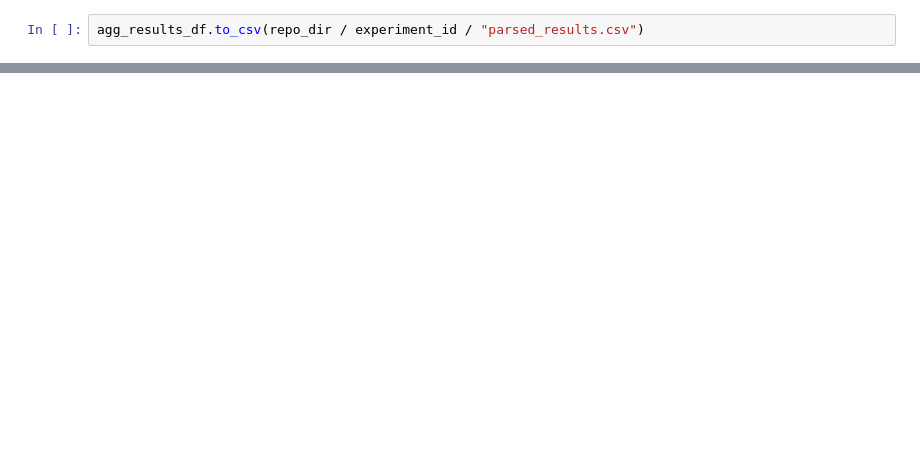
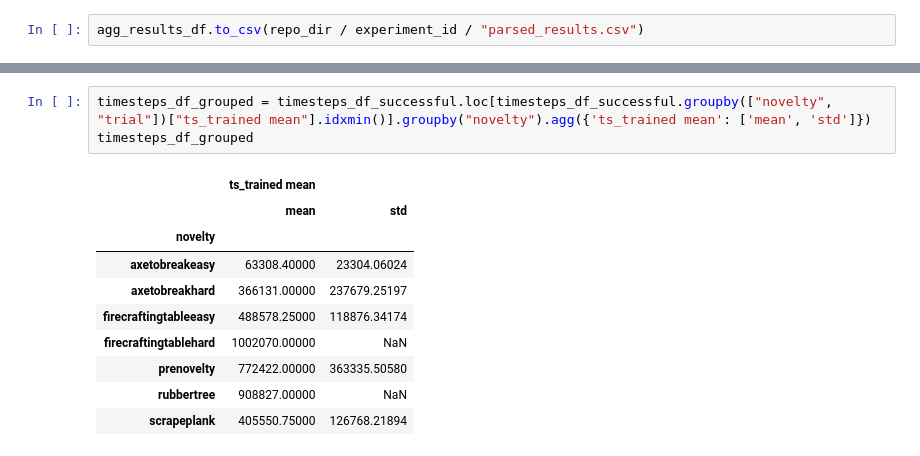
Before and after one commit to goelshivam1210/RAPid-Learn, a Jupyter notebook: baselines/notebooks/result_parsing.ipynb, the cells around one changed output, grey strips where cells are left out. Drawn from its saved outputs; the diff is of its cells as text; blank space fills up the shorter version.

```diff
--- a/baselines/notebooks/result_parsing.ipynb
+++ b/baselines/notebooks/result_parsing.ipynb
@@ -92,0 +114,14 @@ timestep_results_df = results_df.loc[results_df['mode'] == "eval"] \
+# %%
+timesteps_df_grouped = timesteps_df_successful.loc[timesteps_df_successful.groupby(["novelty", "trial"])["ts_trained mean"].idxmin()].groupby("novelty").agg({'ts_trained mean': ['mean', 'std']})
+timesteps_df_grouped
+# %% [output]
+|  | ts_trained mean |  |
+|  | mean | std |
+| novelty |  |  |
+| axetobreakeasy | 63308.40000 | 23304.06024 |
+| axetobreakhard | 366131.00000 | 237679.25197 |
+| firecraftingtableeasy | 488578.25000 | 118876.34174 |
+| firecraftingtablehard | 1002070.00000 | NaN |
+| prenovelty | 772422.00000 | 363335.50580 |
+| rubbertree | 908827.00000 | NaN |
+| scrapeplank | 405550.75000 | 126768.21894 |
```
Also changed, not shown: parts of 13 cells of this notebook.
